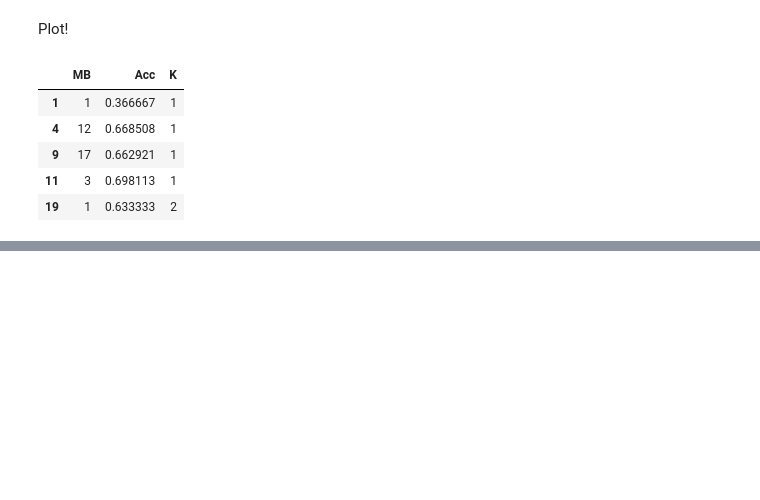
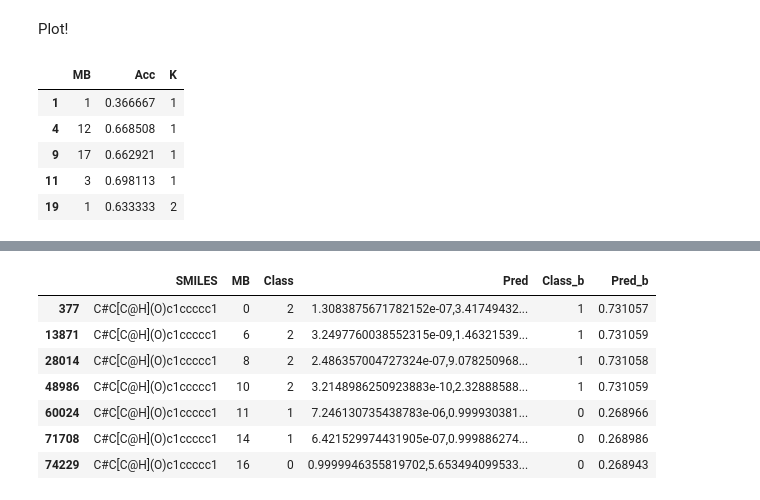
Before and after one commit to JosieHong/3DMolCSP, a Jupyter notebook: data/results_topk.ipynb, the cells around one changed output, grey strips where cells are left out. Saved outputs shown, nothing was run; the diff lists cells and outputs as text; code cells hidden in the pictures; blank space fills up the shorter version.

```diff
--- a/data/results_topk.ipynb
+++ b/data/results_topk.ipynb
@@ -358,0 +443,11 @@ plt.show()
+# %%
+df_pred[df_pred['SMILES'] == 'C#C[C@H](O)c1ccccc1']
+# %% [output]
+|  | SMILES | MB | Class | Pred | Class_b | Pred_b |
+| 377 | C#C[C@H](O)c1ccccc1 | 0 | 2 | 1.3083875671782152e-07,3.41749432... | 1 | 0.731057 |
+| 13871 | C#C[C@H](O)c1ccccc1 | 6 | 2 | 3.2497760038552315e-09,1.46321539... | 1 | 0.731059 |
+| 28014 | C#C[C@H](O)c1ccccc1 | 8 | 2 | 2.486357004727324e-07,9.078250968... | 1 | 0.731058 |
+| 48986 | C#C[C@H](O)c1ccccc1 | 10 | 2 | 3.2148986250923883e-10,2.32888588... | 1 | 0.731059 |
+| 60024 | C#C[C@H](O)c1ccccc1 | 11 | 1 | 7.246130735438783e-06,0.999930381... | 0 | 0.268966 |
+| 71708 | C#C[C@H](O)c1ccccc1 | 14 | 1 | 6.421529974431905e-07,0.999886274... | 0 | 0.268986 |
+| 74229 | C#C[C@H](O)c1ccccc1 | 16 | 0 | 0.9999946355819702,5.653494099533... | 0 | 0.268943 |
```
Also changed, not shown: parts of 10 cells of this notebook, 33 other files.
